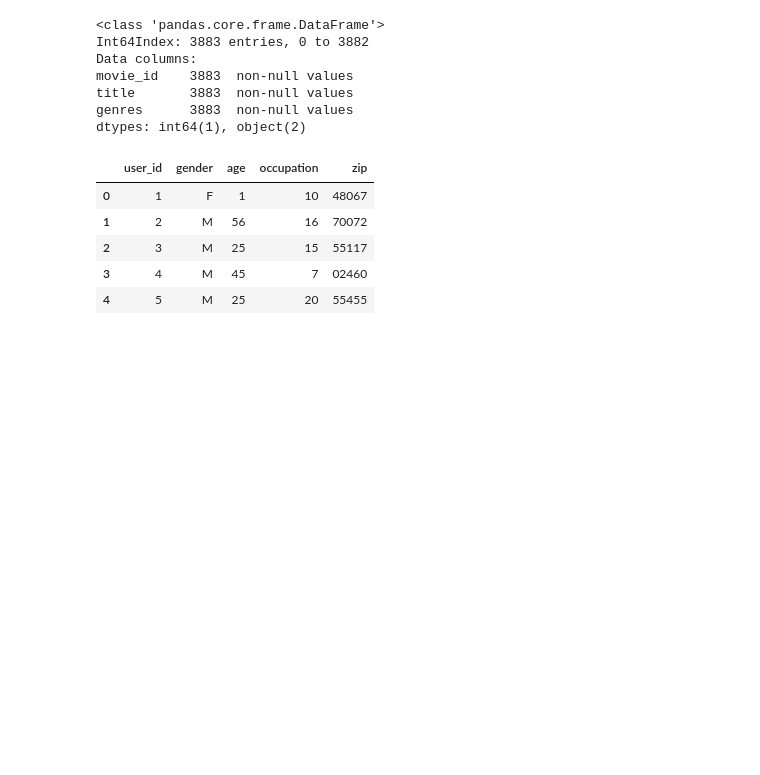
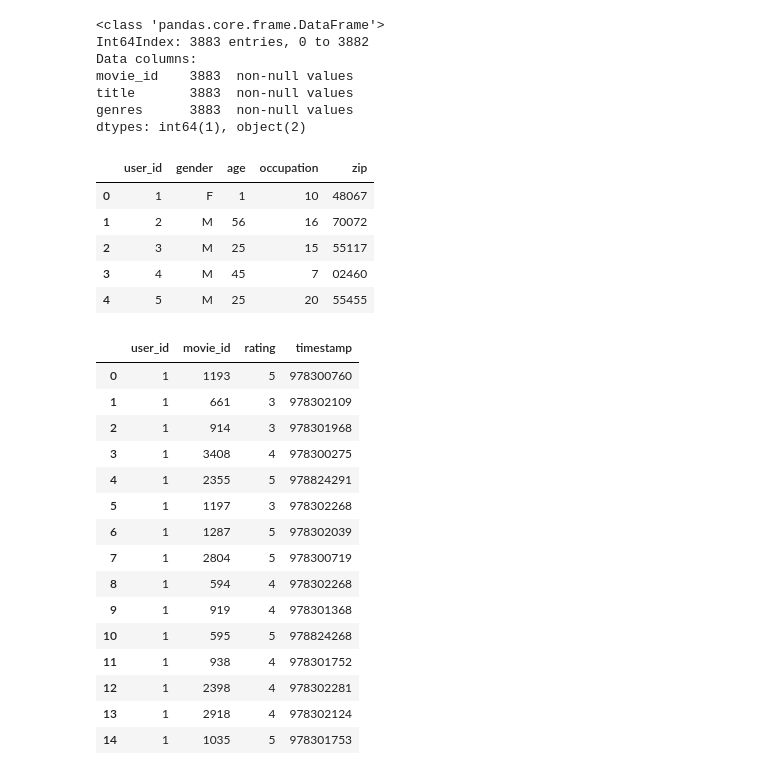
Before and after one commit to rgbkrk/pydata-notebook, a Jupyter notebook: ch02/Chapter 2.2.ipynb, the cells around one changed output. Cells and saved outputs as stored; diff of their text form; code cells hidden in the pictures; blank space fills up the shorter version.

Commit message:
Table change

```diff
--- a/ch02/Chapter 2.2.ipynb
+++ b/ch02/Chapter 2.2.ipynb
@@ -28,3 +28,22 @@ users[:5]
 | 2 | 3 | M | 25 | 15 | 55117 |
 | 3 | 4 | M | 45 | 7 | 02460 |
 | 4 | 5 | M | 25 | 20 | 55455 |
+# %%
+ratings[:15]
+# %% [output]
+|  | user_id | movie_id | rating | timestamp |
+| 0 | 1 | 1193 | 5 | 978300760 |
+| 1 | 1 | 661 | 3 | 978302109 |
+| 2 | 1 | 914 | 3 | 978301968 |
+| 3 | 1 | 3408 | 4 | 978300275 |
+| 4 | 1 | 2355 | 5 | 978824291 |
+| 5 | 1 | 1197 | 3 | 978302268 |
+| 6 | 1 | 1287 | 5 | 978302039 |
+| 7 | 1 | 2804 | 5 | 978300719 |
+| 8 | 1 | 594 | 4 | 978302268 |
+| 9 | 1 | 919 | 4 | 978301368 |
+| 10 | 1 | 595 | 5 | 978824268 |
+| 11 | 1 | 938 | 4 | 978301752 |
+| 12 | 1 | 2398 | 4 | 978302281 |
+| 13 | 1 | 2918 | 4 | 978302124 |
+| 14 | 1 | 1035 | 5 | 978301753 |
```
Also changed, not shown: parts of 19 cells of this notebook.
